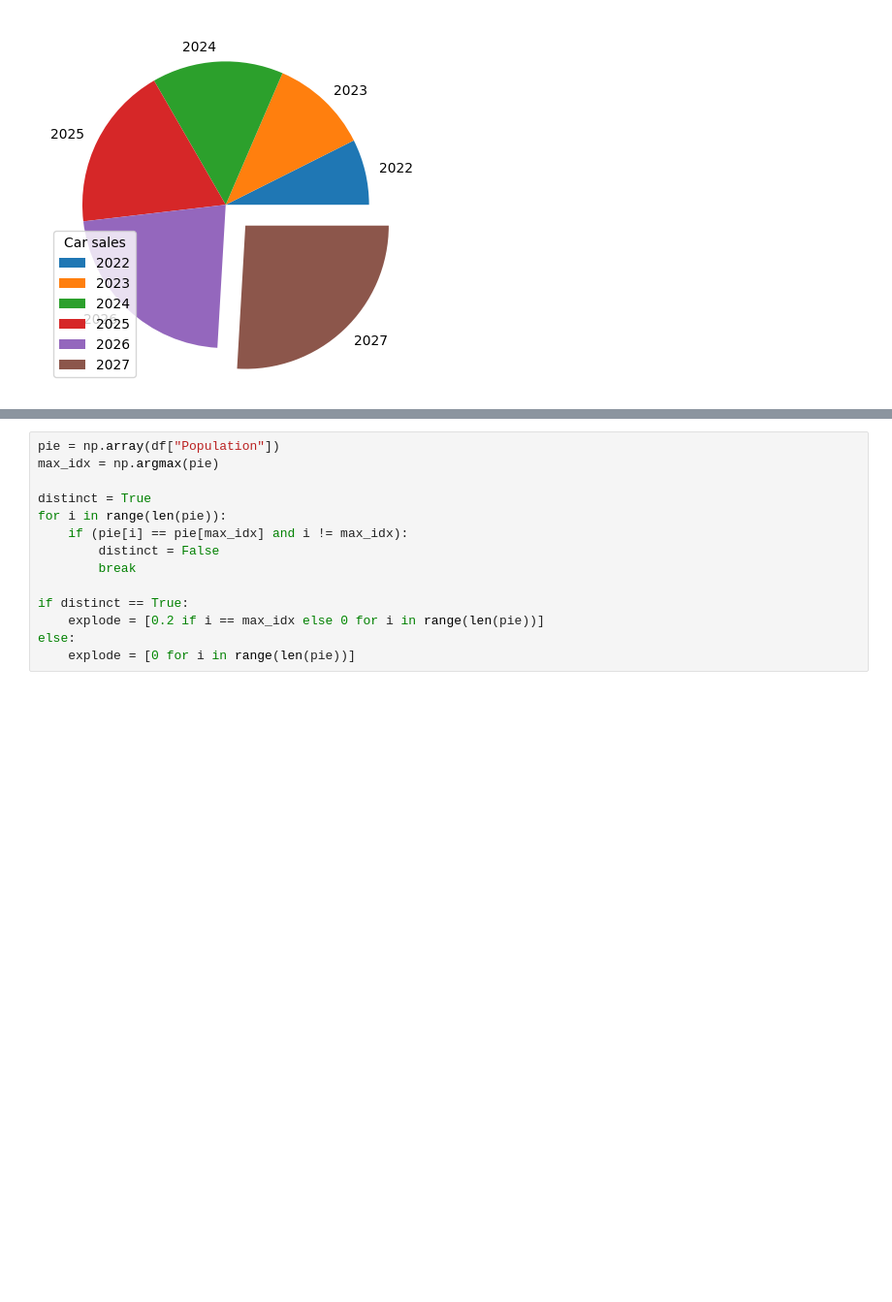
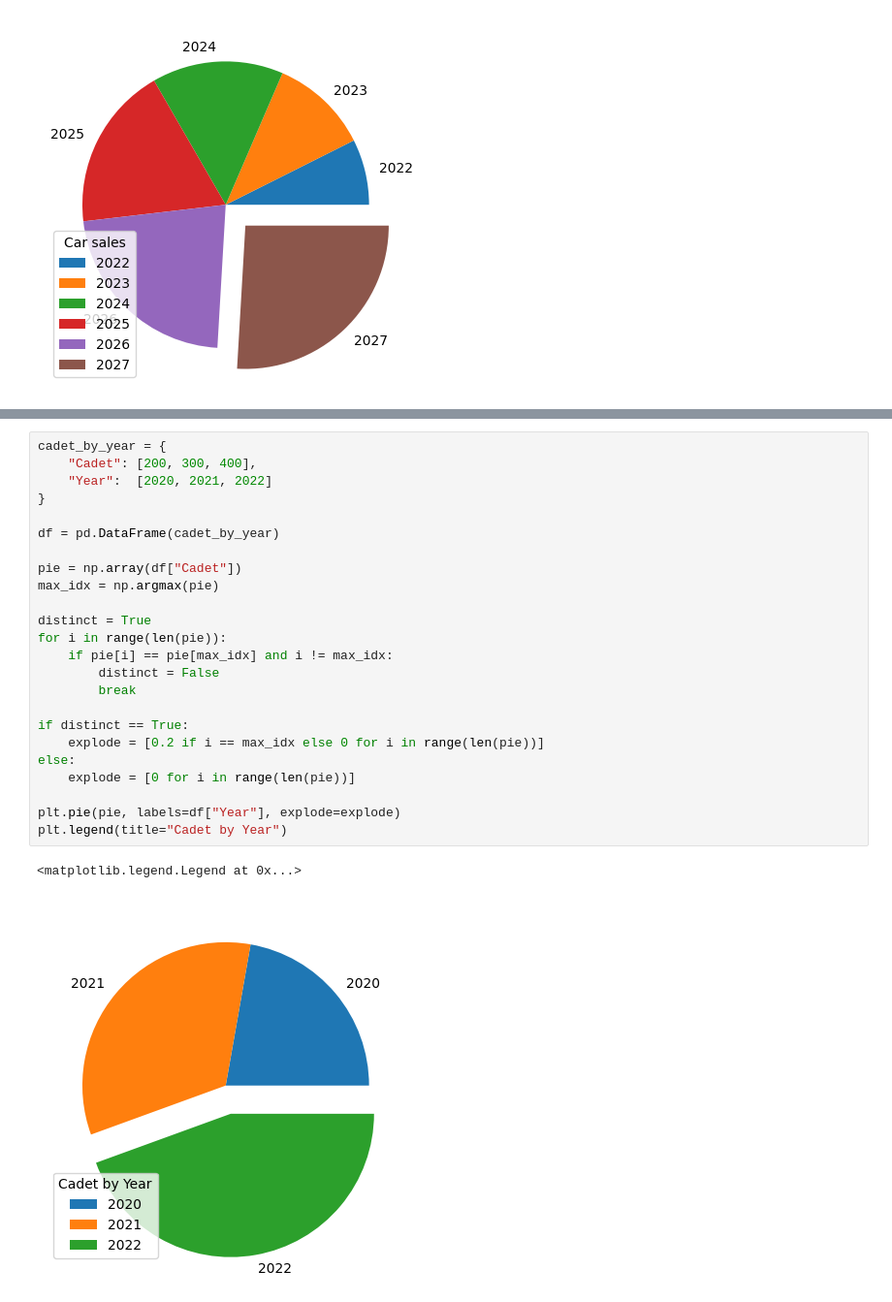
Before and after one commit to nacht29/python, a Jupyter notebook: jupyter/explore.ipynb, the cells around one changed output, grey strips where cells are left out. Shown at 97% size. Cells and saved outputs as stored; diff of their text form; blank space fills up the shorter version.

```diff
--- a/jupyter/explore.ipynb
+++ b/jupyter/explore.ipynb
@@ -87,14 +122,27 @@ df
 # %%
-pie = np.array(df["Population"])
+cadet_by_year = {
+    "Cadet": [200, 300, 400],
+	"Year":  [2020, 2021, 2022]
+}
+
+df = pd.DataFrame(cadet_by_year)
+
+pie = np.array(df["Cadet"])
 max_idx = np.argmax(pie)
 
 distinct = True
 for i in range(len(pie)):
-	if (pie[i] == pie[max_idx] and i != max_idx):
+	if pie[i] == pie[max_idx] and i != max_idx:
 		distinct = False
 		break
 
 if distinct == True:
 	explode = [0.2 if i == max_idx else 0 for i in range(len(pie))]
 else:
 	explode = [0 for i in range(len(pie))]
+
+plt.pie(pie, labels=df["Year"], explode=explode)
+plt.legend(title="Cadet by Year")
+# %% [output]
+<matplotlib.legend.Legend at 0x...>
+[figure, added]
```
Also changed, not shown: parts of 6 cells of this notebook.
